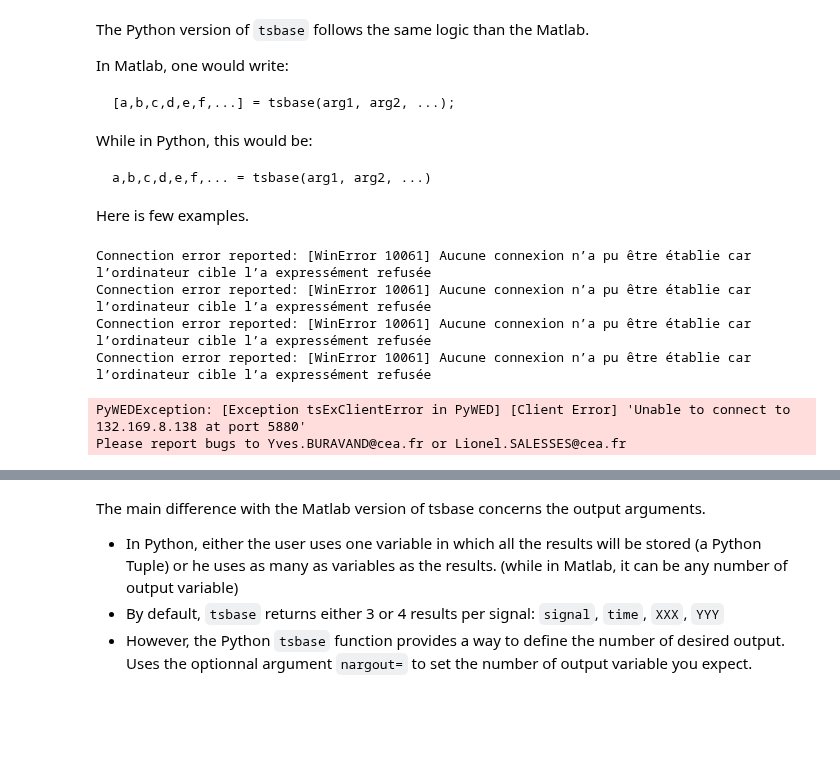
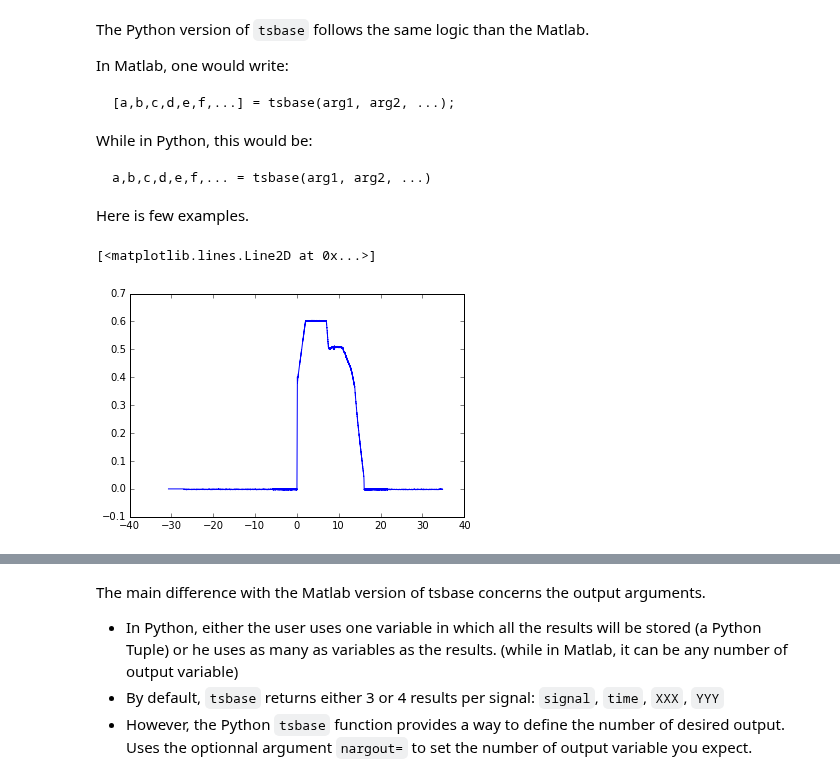
Before and after one commit to jhillairet/Python_Course_For_Fusion, a Jupyter notebook: 5-Fusion_data.ipynb, the cells around one changed output, grey strips where cells are left out. Drawn from its saved outputs; the diff is of its cells as text; code cells hidden in the pictures; blank space fills up the shorter version.

Commit message:
Most of the content is in it. tsbase example complete. MDSplus example for TS and JET complete.

```diff
--- a/5-Fusion_data.ipynb
+++ b/5-Fusion_data.ipynb
@@ -37,14 +38,12 @@ While in Python, this would be:
 
 Here is few examples.
 # %%
-y,t,coords,comments = tsbase(34567, 'SIPMES')
+Ip,t,coords = tsbase(34567, 'SIPMES')
+
+plot(t,Ip)
 # %% [output]
-Connection error reported: [WinError 10061] Aucune connexion n’a pu être établie car l’ordinateur cible l’a expressément refusée
-Connection error reported: [WinError 10061] Aucune connexion n’a pu être établie car l’ordinateur cible l’a expressément refusée
-Connection error reported: [WinError 10061] Aucune connexion n’a pu être établie car l’ordinateur cible l’a expressément refusée
-Connection error reported: [WinError 10061] Aucune connexion n’a pu être établie car l’ordinateur cible l’a expressément refusée
+[<matplotlib.lines.Line2D at 0x...>]
-PyWEDException: [Exception tsExClientError in PyWED] [Client Error] 'Unable to connect to 132.169.8.138 at port 5880'
-Please report bugs to Yves.BURAVAND@cea.fr or Lionel.SALESSES@cea.fr
+[figure, added]
 # %%
 # Load the output into one single variable (A Python Tuple)
 res = tsbase(34567, 'SIPMES')
```
Also changed, not shown: parts of 23 cells of this notebook.
